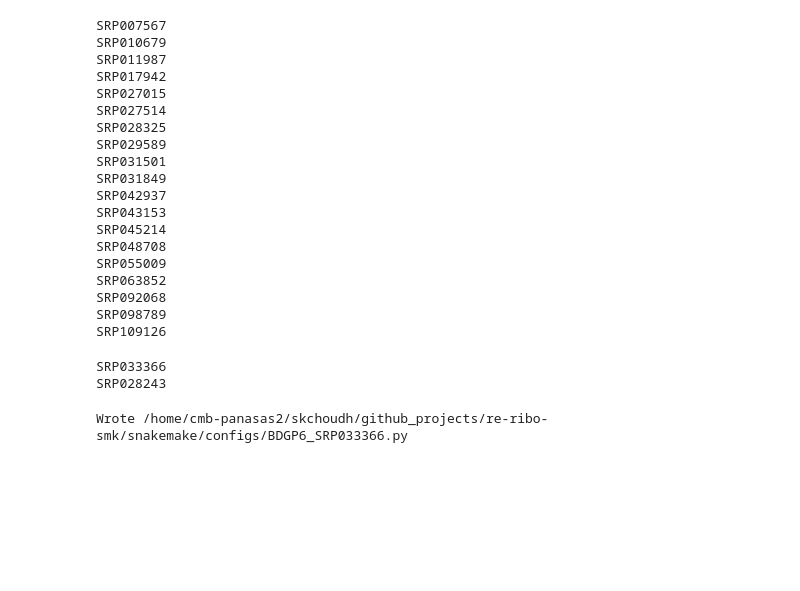
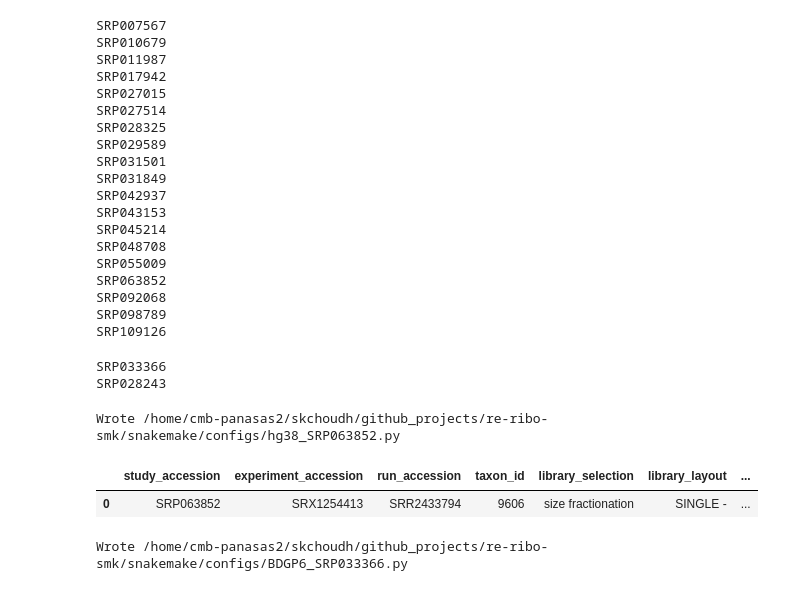
Before and after one commit to saketkc/re-ribo-smk, a Jupyter notebook: notebooks/Symlink-RiboSeq-samples.ipynb, the cells around one changed output. Cells and saved outputs as stored; diff of their text form; code cells hidden in the pictures; blank space fills up the shorter version.

```diff
--- a/notebooks/Symlink-RiboSeq-samples.ipynb
+++ b/notebooks/Symlink-RiboSeq-samples.ipynb
@@ -91,6 +92,16 @@ SRP033366
 SRP028243
 # %%
 db = SRAdb('/staging/as/skchoudh/SRAmetadb.sqlite')
+# %%
+srp = 'SRP063852'
+df = db.sra_convert(srp)
+copy_sra_data(df)
+create_config_file(df=df)
+df
+# %% [output]
+Wrote /home/cmb-panasas2/skchoudh/github_projects/re-ribo-smk/snakemake/configs/hg38_SRP063852.py
+|  | study_accession | experiment_accession | run_accession | taxon_id | library_selection | library_layout | ... |
+| 0 | SRP063852 | SRX1254413 | SRR2433794 | 9606 | size fractionation | SINGLE - | ... |
 # %%
 srp = 'SRP033366'
 df = db.sra_convert(srp)
```
Also changed, not shown: parts of 2 cells of this notebook, 4 other files.
